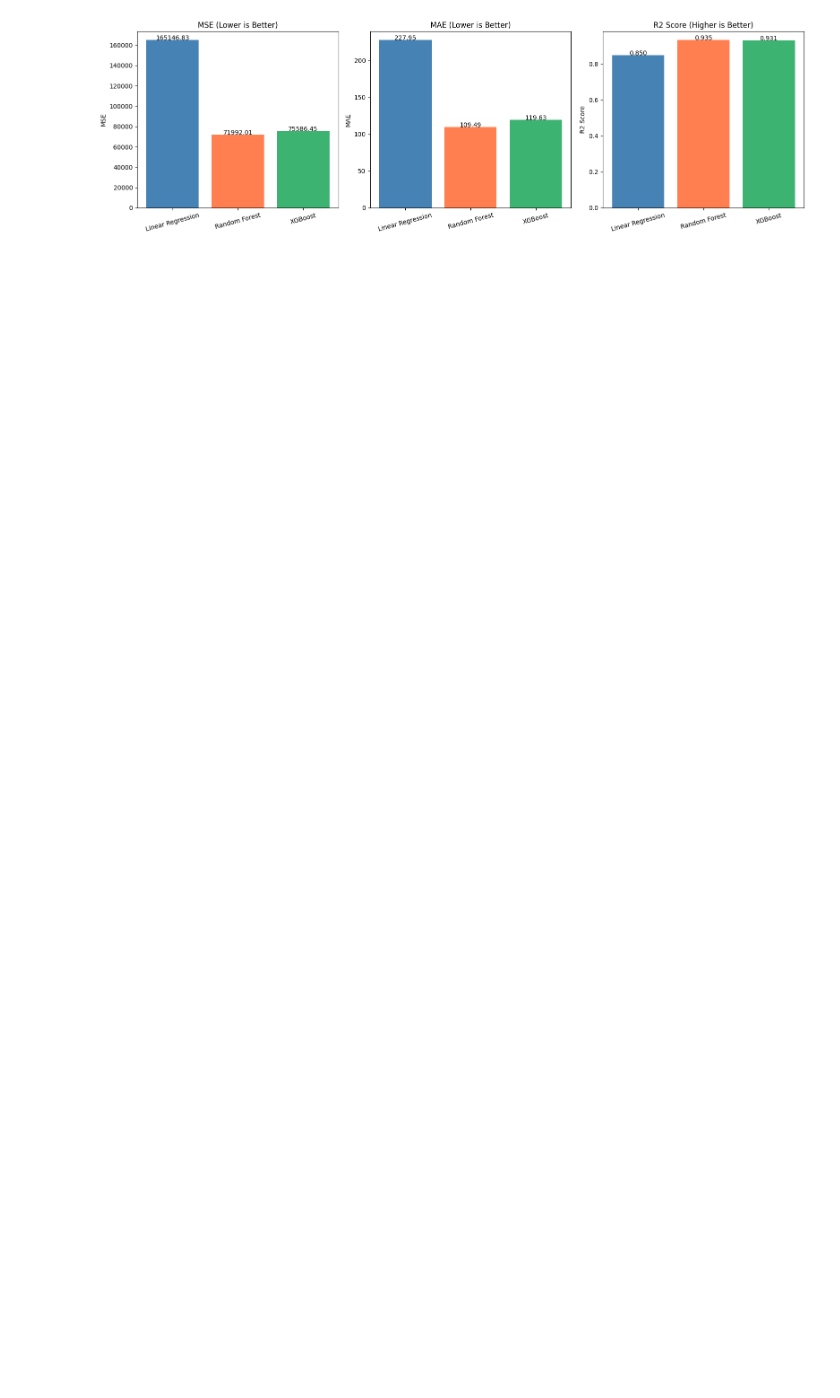
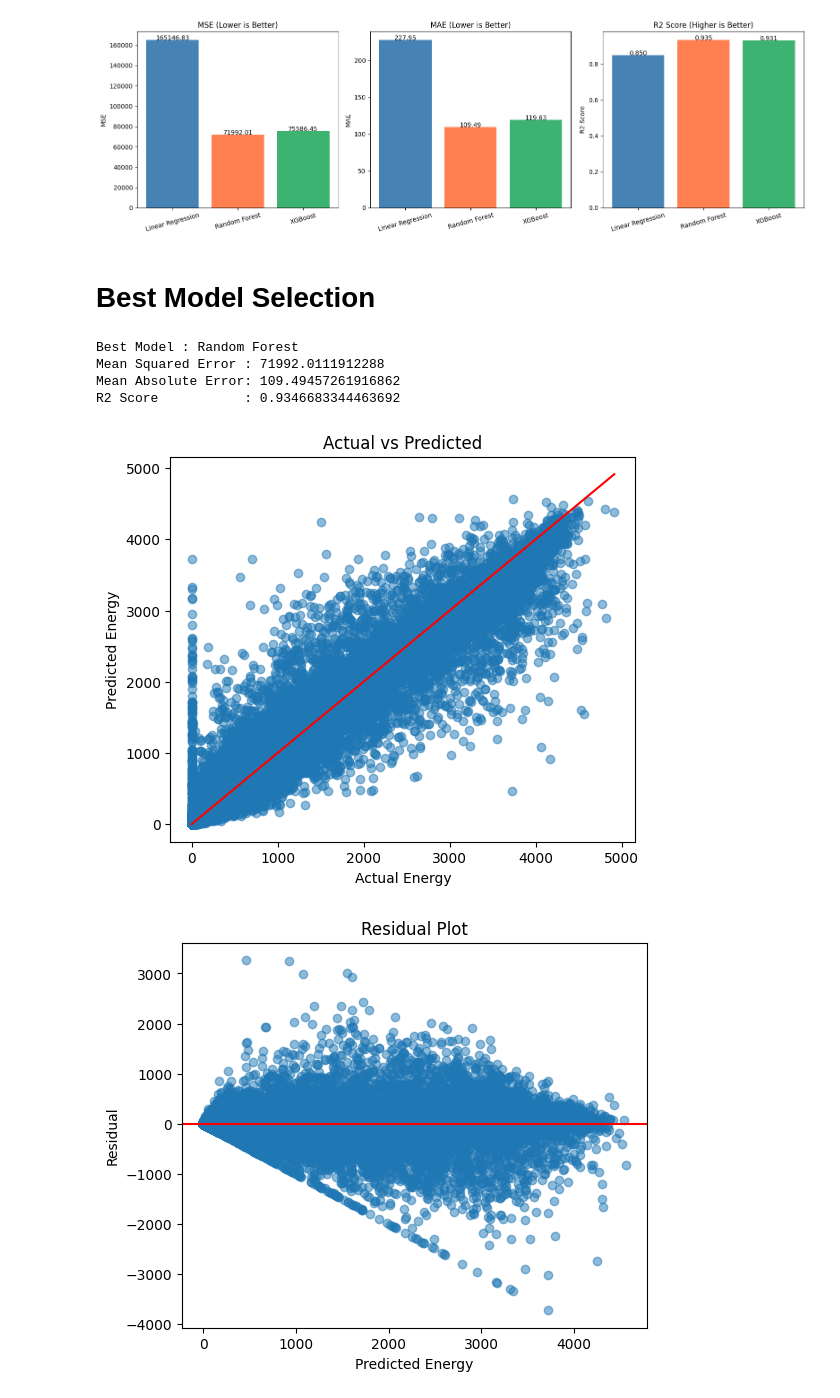
Before and after one commit to samifahim07/Solar_Energy_Prediction, a Jupyter notebook: solar_energy_prediction.ipynb, the cells around one changed output. Drawn from its saved outputs; the diff is of its cells as text; code cells hidden in the pictures; blank space fills up the shorter version.

```diff
--- a/solar_energy_prediction.ipynb
+++ b/solar_energy_prediction.ipynb
@@ -484,3 +486,53 @@ plt.tight_layout()
 plt.show()
 # %% [output]
 [figure]
+# %% [markdown]
+# Best Model Selection
+# %%
+
+print("Best Model : Random Forest")
+
+print("Mean Squared Error :", mean_squared_error(y_test, rf_pred))
+print("Mean Absolute Error:", mean_absolute_error(y_test, rf_pred))
+print("R2 Score           :", r2_score(y_test, rf_pred))
+
+
+# Actual vs Predicted
+plt.figure(figsize=(6,5))
+
+plt.scatter(y_test, rf_pred, alpha=0.5)
+
+plt.plot(
+    [y_test.min(), y_test.max()],
+    [y_test.min(), y_test.max()],
+    color="red"
+)
+
+plt.title("Actual vs Predicted")
+plt.xlabel("Actual Energy")
+plt.ylabel("Predicted Energy")
+
+plt.show()
+
+
+# Residual Plot
+residual = y_test - rf_pred
+
+plt.figure(figsize=(6,5))
+
+plt.scatter(rf_pred, residual, alpha=0.5)
+
+plt.axhline(y=0, color="red")
+
+plt.title("Residual Plot")
+plt.xlabel("Predicted Energy")
+plt.ylabel("Residual")
+
+plt.show()
+# %% [output]
+Best Model : Random Forest
+Mean Squared Error : 71992.0111912288
+Mean Absolute Error: 109.49457261916862
+R2 Score           : 0.9346683344463692
+[figure, added]
+[figure, added]
```
Also changed, not shown: parts of 3 cells of this notebook.
